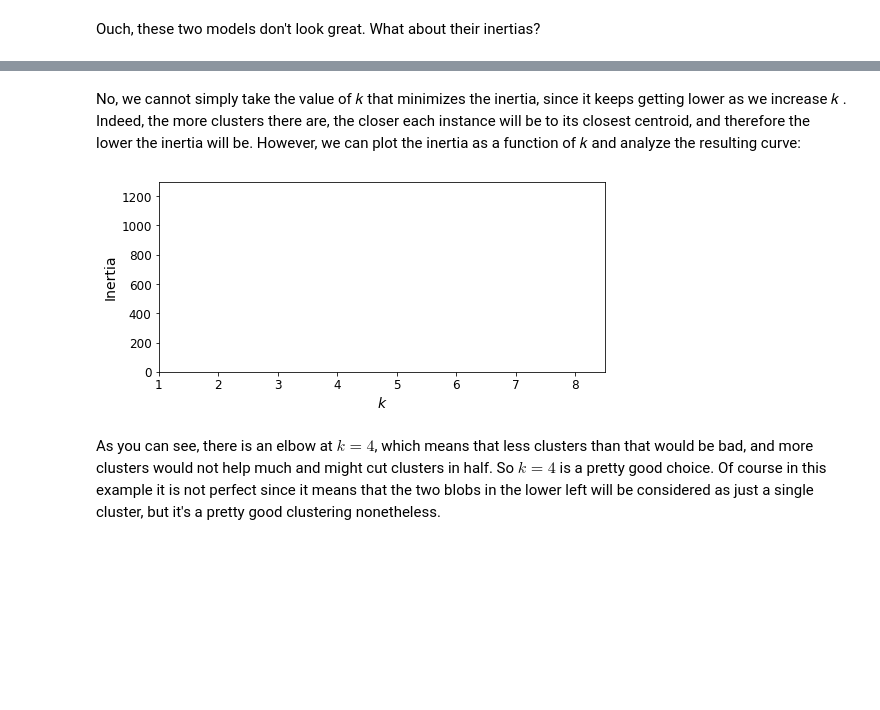
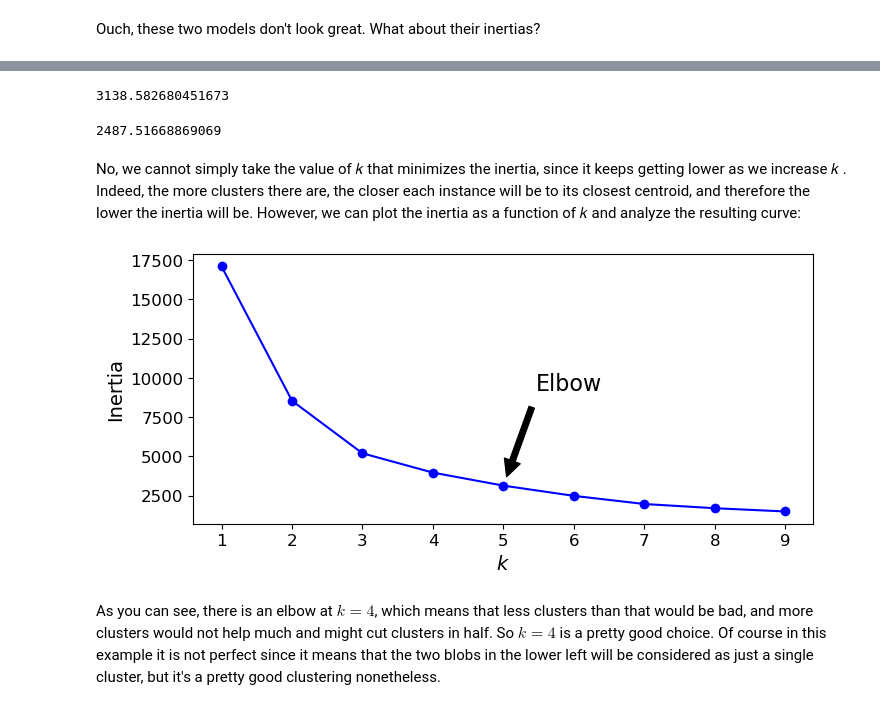
Before and after one commit to Lisnivia/F21DL, a Jupyter notebook: Lab 7.ipynb, the cells around one changed output, grey strips where cells are left out. Cells and saved outputs as stored; diff of their text form; code cells hidden in the pictures; blank space fills up the shorter version.

```diff
--- a/Lab 7.ipynb
+++ b/Lab 7.ipynb
@@ -31,10 +29,7 @@ mpl.rc('ytick', labelsize=12)
 import warnings
 warnings.filterwarnings(action="ignore", message="^internal gelsd")
 # %%
-url= "brain_stroke_after_pca.csv"
-brain_pca = pd.read_csv(url)
-brain = pd.read_csv("brain_stroke_in_numeric_without_useless_data.csv")
-brain = brain.drop(brain.columns[0], axis=1)
+brain_pca = pd.read_csv('brain_stroke_after_pca.csv')
 brain_pca = brain_pca.drop(brain_pca.columns[0], axis=1)
 print(brain_pca)
 # %% [output]
@@ -237,11 +200,11 @@ The `KMeans` class applies an optimized algorithm by default. To get the origina
 Let's run the K-Means algorithm for 1, 2 and 3 iterations, to see how the centroids move around:
 # %%
 kmeans_iter1 = KMeans(n_clusters=5, init="random", n_init=1,
-                     algorithm="full", max_iter=1, random_state=1)
+                     algorithm="lloyd", max_iter=1, random_state=1)
 kmeans_iter2 = KMeans(n_clusters=5, init="random", n_init=1,
-                     algorithm="full", max_iter=2, random_state=1)
+                     algorithm="lloyd", max_iter=2, random_state=1)
 kmeans_iter3 = KMeans(n_clusters=5, init="random", n_init=1,
-                     algorithm="full", max_iter=3, random_state=1)
+                     algorithm="lloyd", max_iter=3, random_state=1)
 kmeans_iter1.fit(X)
 kmeans_iter2.fit(X)
 kmeans_iter3.fit(X)
@@ -353,6 +315,6 @@ As you can see, they have a higher inertia than the first "good" model we traine
 When you set the `n_init` hyperparameter, Scikit-Learn runs the original algorithm `n_init` times, and selects the solution that minimizes the inertia. By default, Scikit-Learn sets `n_init=10`.
 # %%
 kmeans_rnd_10_inits = KMeans(n_clusters=5, init="random", n_init=10,
-                              algorithm="full", random_state=11)
+                              algorithm="lloyd", random_state=11)
 kmeans_rnd_10_inits.fit(X)
 # %% [output]
@@ -390,3 +360,11 @@ kmeans_k8.inertia_
+# %%
+kmeans_k5.inertia_
+# %% [output]
+3138.582680451673
+# %%
+kmeans_k4.inertia_
+# %% [output]
+2487.51668869069
 # %% [markdown]
 No, we cannot simply take the value of  𝑘  that minimizes the inertia, since it keeps getting lower as we increase  𝑘 . Indeed, the more clusters there are, the closer each instance will be to its closest centroid, and therefore the lower the inertia will be. However, we can plot the inertia as a function of  𝑘  and analyze the resulting curve:
 # %%
@@ -396,19 +374,19 @@ inertias = [model.inertia_ for model in kmeans_per_k]
 # %%
 plt.figure(figsize=(8, 3.5))
 plt.plot(range(1, 10), inertias, "bo-")
 plt.xlabel("$k$", fontsize=14)
 plt.ylabel("Inertia", fontsize=14)
 plt.annotate('Elbow',
-             xy=(4, inertias[3]),
+             xy=(5, inertias[4]),
              xytext=(0.55, 0.55),
              textcoords='figure fraction',
              fontsize=16,
              arrowprops=dict(facecolor='black', shrink=0.1)
-            )
-plt.axis([1, 8.5, 0, 1300])
+             )
+# plt.axis([1, 8.5, 0, 1300])
 plt.show()
 # %% [output]
-[figure, old version]
+[figure, new version]
 # %% [markdown]
 As you can see, there is an elbow at $k=4$, which means that less clusters than that would be bad, and more clusters would not help much and might cut clusters in half. So $k=4$ is a pretty good choice. Of course in this example it is not perfect since it means that the two blobs in the lower left will be considered as just a single cluster, but it's a pretty good clustering nonetheless.
 # %%
```
Also changed, not shown: parts of 38 cells of this notebook, 1 other file.
